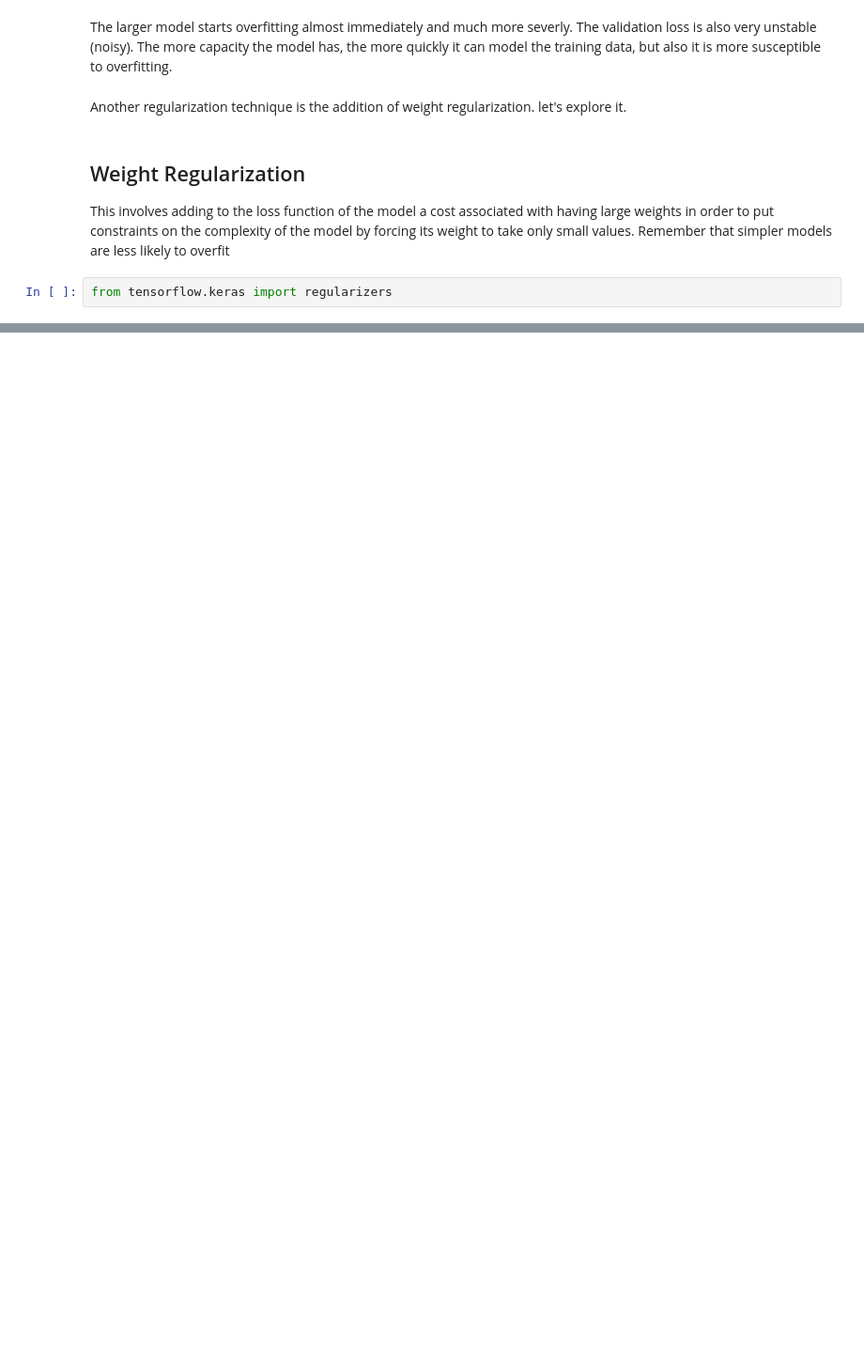
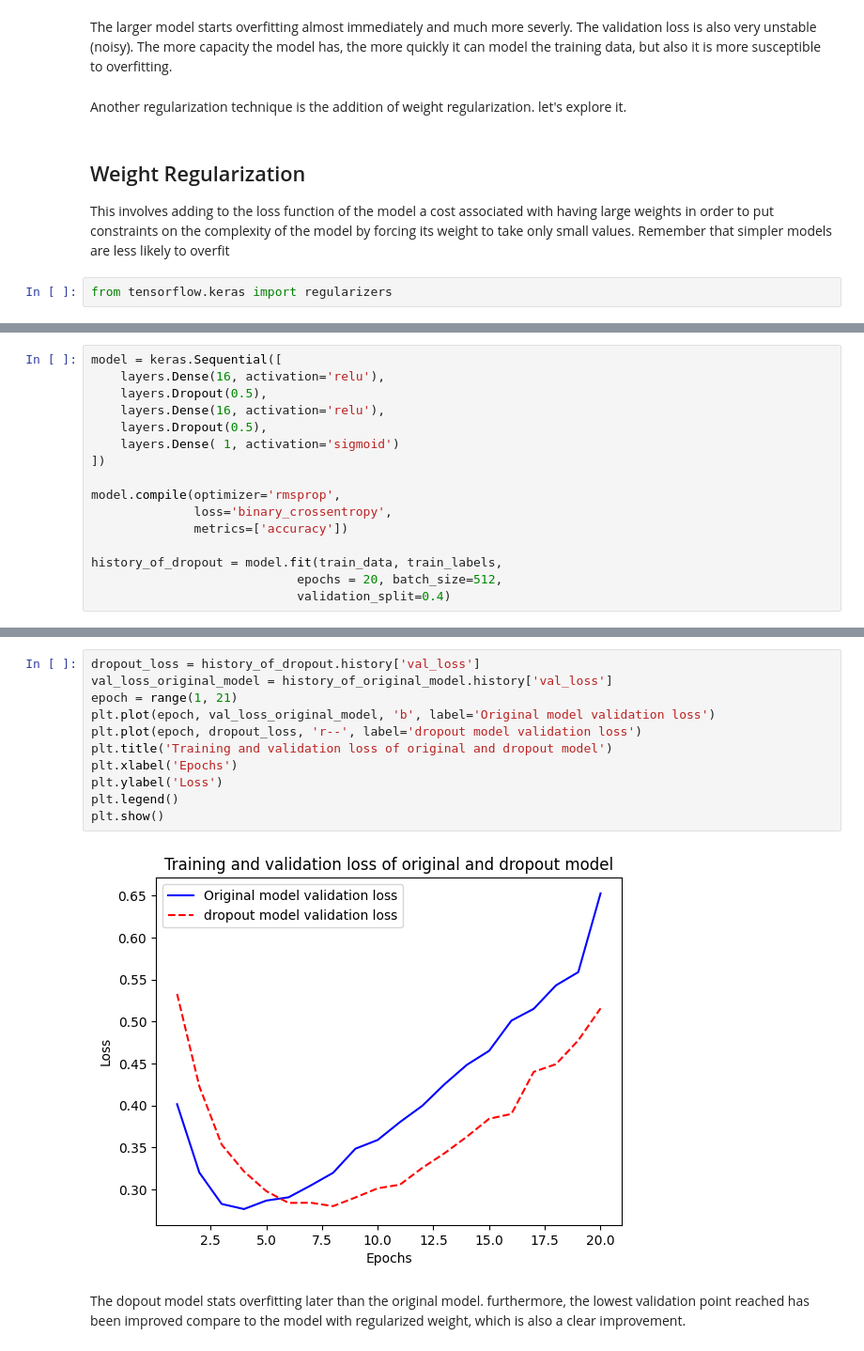
Before and after one commit to Mainasaid/deep-learning-with-python-practice, a Jupyter notebook: Regularization_by_reducing_network's_size.ipynb, the cells around one changed output, grey strips where cells are left out. Shown at 94% size. Cells and saved outputs as stored; diff of their text form; blank space fills up the shorter version.

Commit message:
adding dropout to the model and analyzing its effect on overfitting

```diff
--- a/Regularization_by_reducing_network's_size.ipynb
+++ b/Regularization_by_reducing_network's_size.ipynb
@@ -209,0 +219,16 @@ This is the power of regularization
+# %%
+model = keras.Sequential([
+    layers.Dense(16, activation='relu'),
+    layers.Dropout(0.5),
+    layers.Dense(16, activation='relu'),
+    layers.Dropout(0.5),
+    layers.Dense( 1, activation='sigmoid')
+])
+
+model.compile(optimizer='rmsprop',
+              loss='binary_crossentropy',
+              metrics=['accuracy'])
+
+history_of_dropout = model.fit(train_data, train_labels,
+                            epochs = 20, batch_size=512,
+                            validation_split=0.4)
@@ -209,0 +253,15 @@ This is the power of regularization
+# %%
+dropout_loss = history_of_dropout.history['val_loss']
+val_loss_original_model = history_of_original_model.history['val_loss']
+epoch = range(1, 21)
+plt.plot(epoch, val_loss_original_model, 'b', label='Original model validation loss')
+plt.plot(epoch, dropout_loss, 'r--', label='dropout model validation loss')
+plt.title('Training and validation loss of original and dropout model')
+plt.xlabel('Epochs')
+plt.ylabel('Loss')
+plt.legend()
+plt.show()
+# %% [output]
+[figure, added]
+# %% [markdown]
+The dopout model stats overfitting later than the original model. furthermore, the lowest validation point reached has been improved compare to the model with regularized weight, which is also a clear improvement.
```
Also changed, not shown: parts of 12 cells of this notebook.
